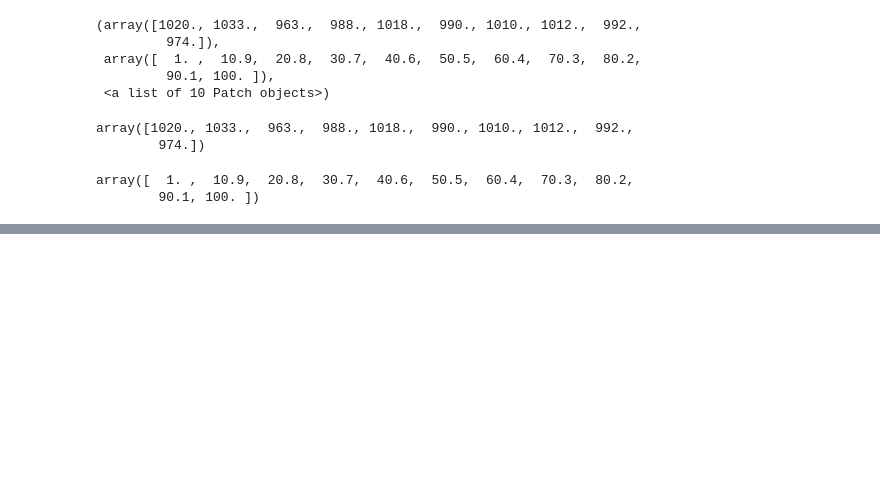
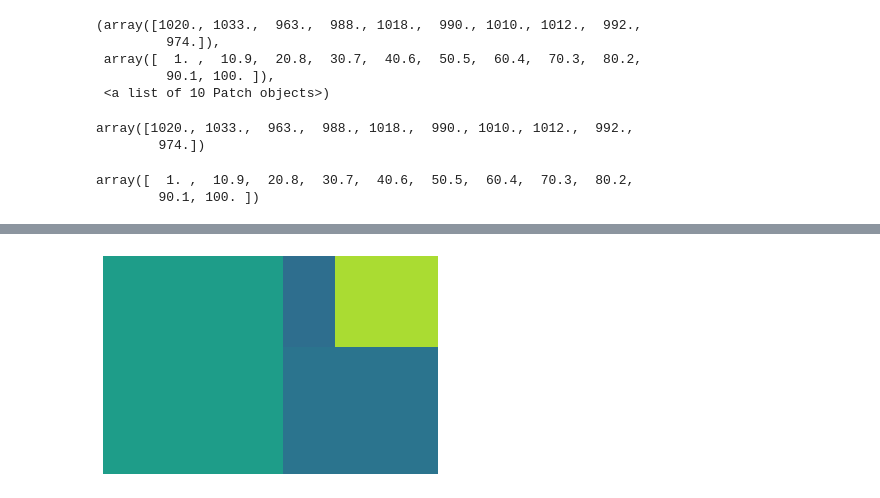
Before and after one commit to Chanunchida-May/data_viz_2022, a Jupyter notebook: Dataviz04_Data_Comparison.ipynb, the cells around one changed output, grey strips where cells are left out. Cells and saved outputs as stored; diff of their text form; code cells hidden in the pictures; blank space fills up the shorter version.

```diff
--- a/Dataviz04_Data_Comparison.ipynb
+++ b/Dataviz04_Data_Comparison.ipynb
@@ -343,0 +385,9 @@ array([  1. ,  10.9,  20.8,  30.7,  40.6,  50.5,  60.4,  70.3,  80.2,
+# %%
+import matplotlib.pyplot as plt
+import squarify
+data = [500, 250, 60, 120]
+squarify.plot(data)
+plt.axis('off')
+plt.show()
+# %% [output]
+[figure, added]
```
Also changed, not shown: parts of 19 cells of this notebook.
